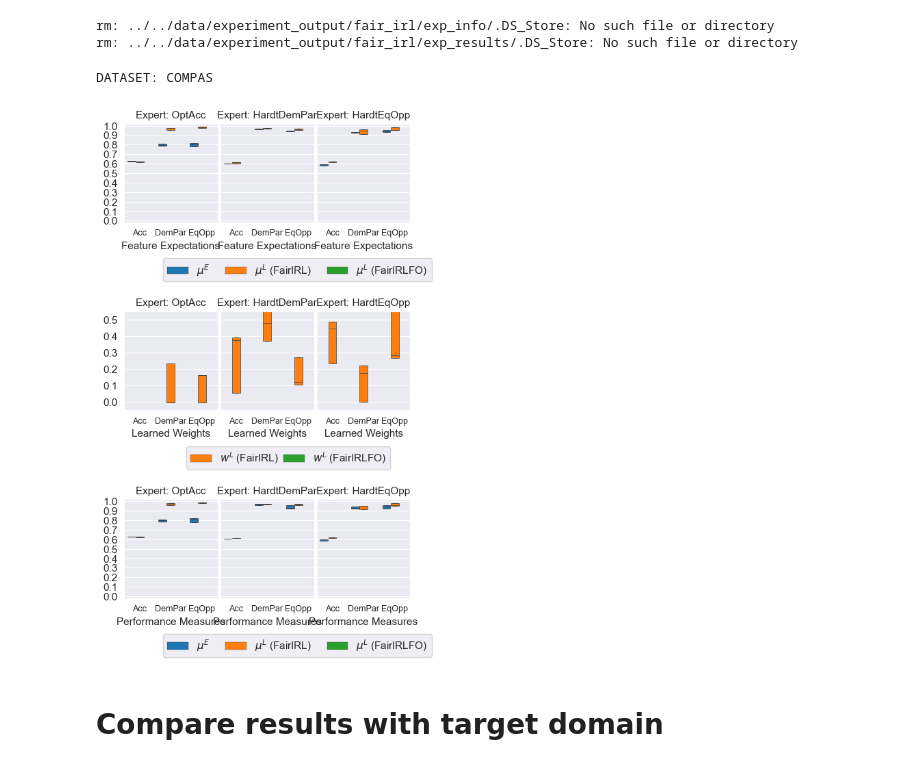
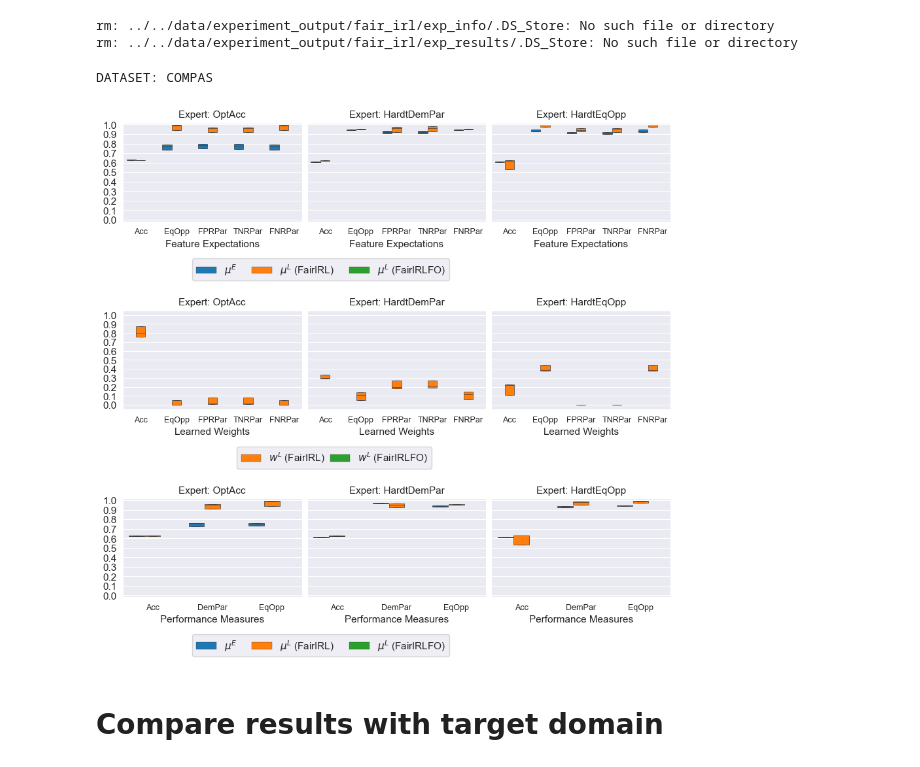
Before and after one commit to jackblandin/research, a Jupyter notebook: experiments/irl/Fair IRL Experiments.ipynb, the cells around one changed output. Cells and saved outputs as stored; diff of their text form; code cells hidden in the pictures.

```diff
--- a/experiments/irl/Fair IRL Experiments.ipynb
+++ b/experiments/irl/Fair IRL Experiments.ipynb
@@ -39,12 +42,15 @@ pd.set_option('display.max_columns', None)
 # Run experiments
 # %%
 base_exp_info = {
-    'EXPERIMENT_NAME': 'conf_matrix_feat_exp_174',
+    'EXPERIMENT_NAME': 'conf_matrix_feat_exp_186',
 
     'FEAT_EXP_OBJECTIVE_NAMES': [
         'Acc',
-        'DemPar',
+#         'DemPar',
         'EqOpp',
+        'FPRPar',
+        'TNRPar',
+        'FNRPar',
 #         'TPR_Z0',
 #         'TPR_Z1',
 #         'TNR_Z0',
@@ -66,7 +72,7 @@ base_exp_info = {
     'N_EXPERT_DEMOS': 5,
     'EXPERT_ALGO': None,
     'N_DATASET_SAMPLES': 20_000,
-    'MIN_FREQ_FILL_PCT': .02,
+    'MIN_FREQ_FILL_PCT': .1,
     'RESTRICT_Y_ACTION': True,
     # IRL Loop parameters
     'IRL_METHOD': None,
@@ -84,11 +90,11 @@ base_exp_info = {
     ],
 }
 # %%
-base_exp_info['N_TRIALS'] = 5
+base_exp_info['N_TRIALS'] = 30
 # base_exp_info['EPSILON'] = .06
 # base_exp_info['IGNORE_RESULTS_EPSILON'] = .06
-base_exp_info['EPSILON'] = .05
-base_exp_info['IGNORE_RESULTS_EPSILON'] = .12
+base_exp_info['EPSILON'] = .03
+base_exp_info['IGNORE_RESULTS_EPSILON'] = .07
 base_exp_info['MAX_ITER'] = 7
 base_exp_info['ALLOW_NEG_WEIGHTS'] = False
 base_exp_info['DOT_WEIGHTS_FEAT_EXP'] = True
@@ -354,36 +360,36 @@ plt.rc('figure', titlesize=11)  # fontsize of the figure title
 
 fig, axes, mu_dfs, w_dfs, perf_dfs = plot_results_source_domain_only(
     feat_objective_set_names=base_exp_info['FEAT_EXP_OBJECTIVE_NAMES'],
     perf_objective_set_names=base_exp_info['PERF_MEAS_OBJECTIVE_NAMES'],
     expert_algos=[
         'OptAcc',
         'HardtDemPar',
         'HardtEqOpp',
     ],
     dataset=base_exp_info['DATASET'],
     mu_noise_factor=.01,
     perf_noise_factor=.01,
     w_noise_factor=.01,
     mu_hue_order=['muE', 'muL (FairIRL)', 'muL (FairIRLFO)'],
     perf_hue_order=['muE', 'muL (FairIRL)', 'muL (FairIRLFO)'],
     w_hue_order=[None, 'wL (FairIRL)', 'wL (FairIRLFO)'],
     extra_skip_conditions=skip_by_name,
     min_exp_timestamp=min_exp_timestamp,
 #     min_mu_value=.25,
 #     max_mu_value=1,
 #     min_w_value=-1,
     mu_yticks=np.linspace(0, 1, 11).round(1),
     perf_yticks=np.linspace(0, 1, 11).round(1),
     mu_ylim=(-.02, 1.02),
     perf_ylim=(-.02, 1.02),
     mu_whis=[1, 99],
-    w_yticks = np.linspace(0, .5, 6).round(2),
-    w_ylim=(-.05, .55),
+    w_yticks = np.linspace(0, 1, 11).round(2),
+    w_ylim=(-.05, 1.05),
     w_whis=[5, 95]
 )
 # %% [output]
 DATASET: COMPAS
-[figure, old version]
+[figure, new version]
 # %% [markdown]
 # Compare results with target domain
 # %%
```
Also changed, not shown: parts of 3 cells of this notebook, 2 other files.
